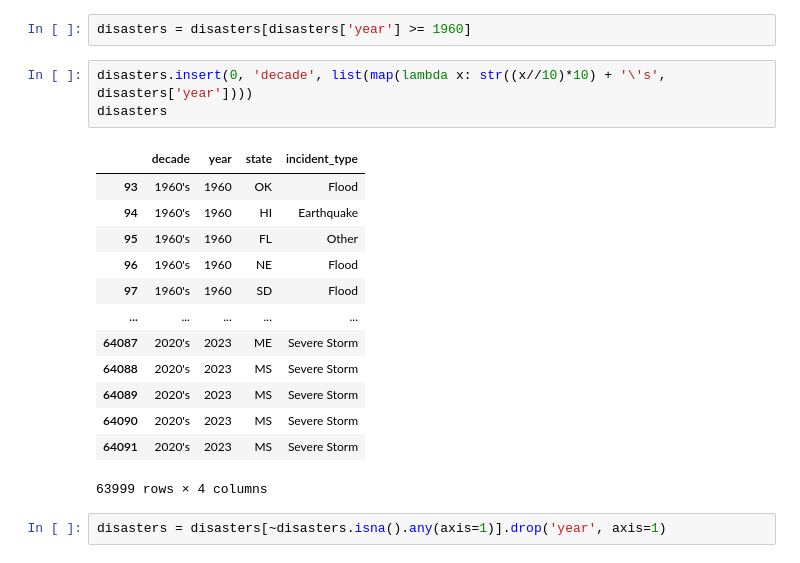
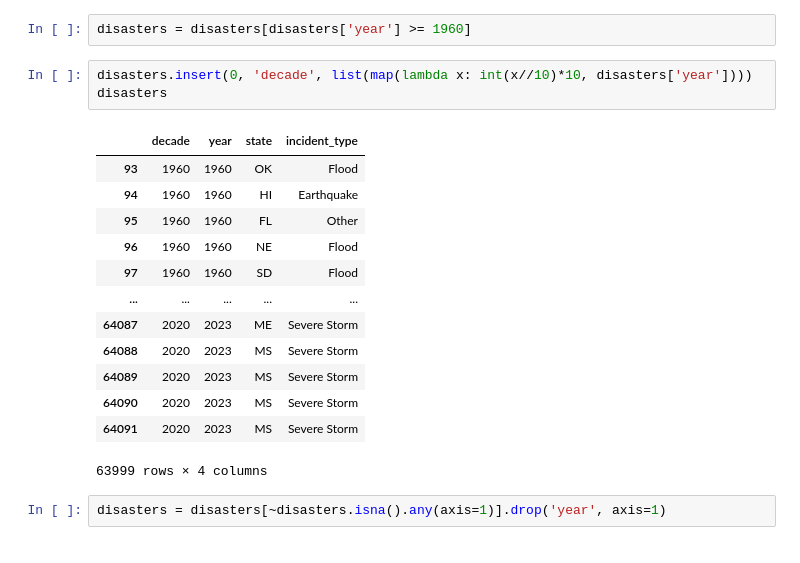
Before and after one commit to y00628/ev-trend-analysis, a Jupyter notebook: static/decade.ipynb, the cells around one changed output. Drawn from its saved outputs; the diff is of its cells as text.

Commit message:
switched decade from string to int

```diff
--- a/static/decade.ipynb
+++ b/static/decade.ipynb
@@ -21,21 +21,21 @@ disasters
 # %%
 disasters = disasters[disasters['year'] >= 1960]
 # %%
-disasters.insert(0, 'decade', list(map(lambda x: str((x//10)*10) + '\'s', disasters['year'])))
+disasters.insert(0, 'decade', list(map(lambda x: int(x//10)*10, disasters['year'])))
 disasters
 # %% [output]
 |  | decade | year | state | incident_type |
-| 93 | 1960's | 1960 | OK | Flood |
-| 94 | 1960's | 1960 | HI | Earthquake |
-| 95 | 1960's | 1960 | FL | Other |
-| 96 | 1960's | 1960 | NE | Flood |
-| 97 | 1960's | 1960 | SD | Flood |
+| 93 | 1960 | 1960 | OK | Flood |
+| 94 | 1960 | 1960 | HI | Earthquake |
+| 95 | 1960 | 1960 | FL | Other |
+| 96 | 1960 | 1960 | NE | Flood |
+| 97 | 1960 | 1960 | SD | Flood |
 | ... | ... | ... | ... | ... |
-| 64087 | 2020's | 2023 | ME | Severe Storm |
-| 64088 | 2020's | 2023 | MS | Severe Storm |
-| 64089 | 2020's | 2023 | MS | Severe Storm |
-| 64090 | 2020's | 2023 | MS | Severe Storm |
-| 64091 | 2020's | 2023 | MS | Severe Storm |
+| 64087 | 2020 | 2023 | ME | Severe Storm |
+| 64088 | 2020 | 2023 | MS | Severe Storm |
+| 64089 | 2020 | 2023 | MS | Severe Storm |
+| 64090 | 2020 | 2023 | MS | Severe Storm |
+| 64091 | 2020 | 2023 | MS | Severe Storm |
 63999 rows × 4 columns
 # %%
 disasters = disasters[~disasters.isna().any(axis=1)].drop('year', axis=1)
```
Also changed, not shown: parts of 5 cells of this notebook, 2 other files.
